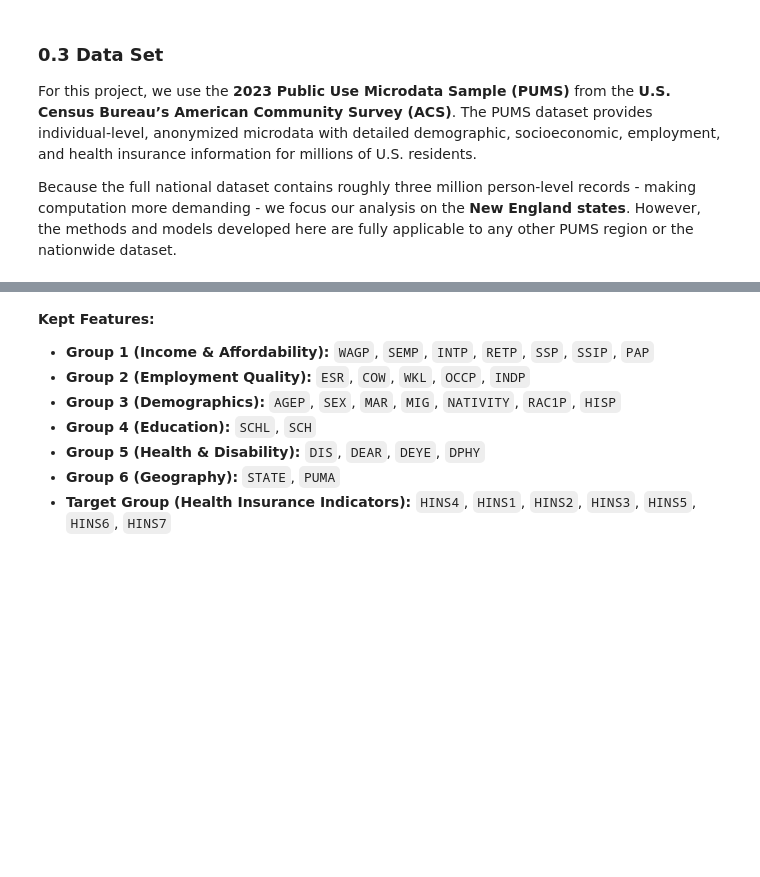
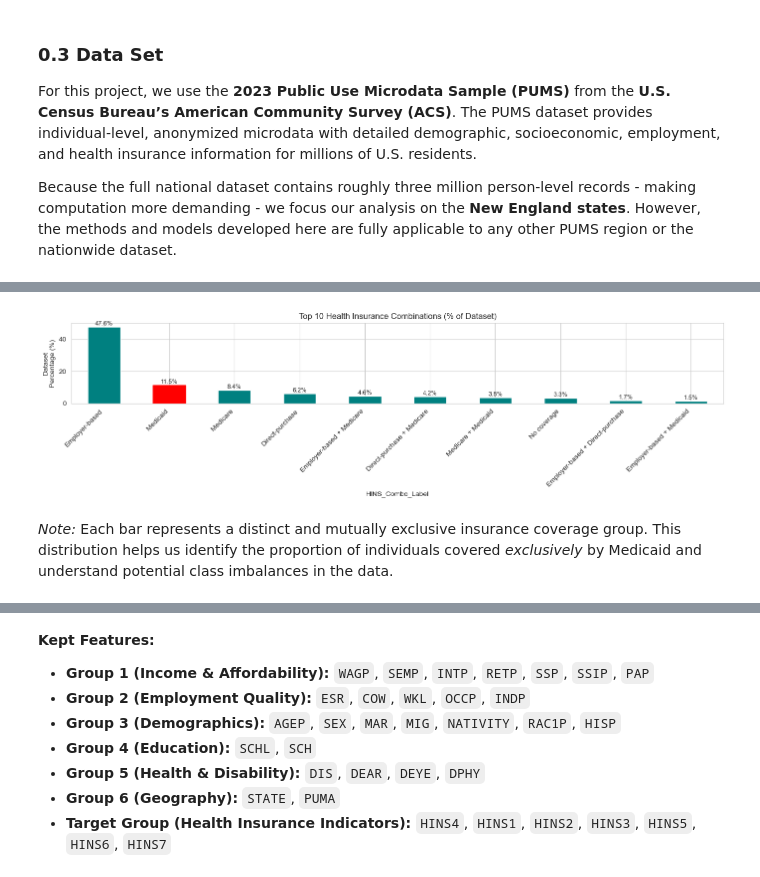
Before and after one commit to UnicornnGrg/AppliedMachineLearning, a Jupyter notebook: Project_Report.ipynb, the cells around one changed output, grey strips where cells are left out. Drawn from its saved outputs; the diff is of its cells as text; code cells hidden in the pictures; blank space fills up the shorter version.

```diff
--- a/Project_Report.ipynb
+++ b/Project_Report.ipynb
@@ -258,0 +191,61 @@ Features with correlation > 0.3 to Medicaid: 6 features
+# %%
+# Define HINS labels
+hins_labels = {
+    'HINS1': 'Employer-based',
+    'HINS2': 'Direct-purchase',
+    'HINS3': 'Medicare',
+    'HINS4': 'Medicaid',
+    'HINS5': 'Tricare/VA',
+    'HINS6': 'Other public',
+    'HINS7': 'No coverage'
+}
+
+# Identify health insurance indicator columns
+hins_cols = sorted([c for c in df_raw.columns if c.startswith('HINS') and len(c) == 5])
+
+# Create a readable combination label per individual
+def map_hins_combo(row):
+    combo_parts = []
+    for col in hins_cols:
+        if row[col] == 1:
+            combo_parts.append(hins_labels.get(col, col))
+    return ' + '.join(combo_parts) if combo_parts else 'No coverage'
+
+df_raw['HINS_Combo_Label'] = df_raw.apply(map_hins_combo, axis=1)
+
+# Get most frequent combinations
+top_combos = (
+    df_raw['HINS_Combo_Label']
+    .value_counts(normalize=True)
+    .head(10) * 100
+)
+
+# Plot top combinations
+plt.figure(figsize=(14, 4))
+ax = top_combos.plot(kind='bar', color='teal')
+
+# Highlight Medicaid-only bar in red
+for i, label in enumerate(top_combos.index):
+    if label == 'Medicaid':
+        ax.patches[i].set_color('red')
+
+# Add percentage labels on bars
+for p in ax.patches:
+    height = p.get_height()
+    ax.annotate(
+        f'{height:.1f}%',
+        (p.get_x() + p.get_width() / 2, height),
+        ha='center',
+        va='bottom',
+        fontsize=9
+    )
+
+plt.title('Top 10 Health Insurance Combinations (% of Dataset)')
+plt.ylabel('Dataset\nPercentage (%)')
+plt.xticks(rotation=45, ha='right')
+plt.tight_layout()
+plt.show()
+# %% [output]
+[figure, added]
+# %% [markdown]
+*Note:* Each bar represents a distinct and mutually exclusive insurance coverage group. This distribution helps us identify the proportion of individuals covered *exclusively* by Medicaid and understand potential class imbalances in the data.
```
Also changed, not shown: parts of 47 cells of this notebook.
